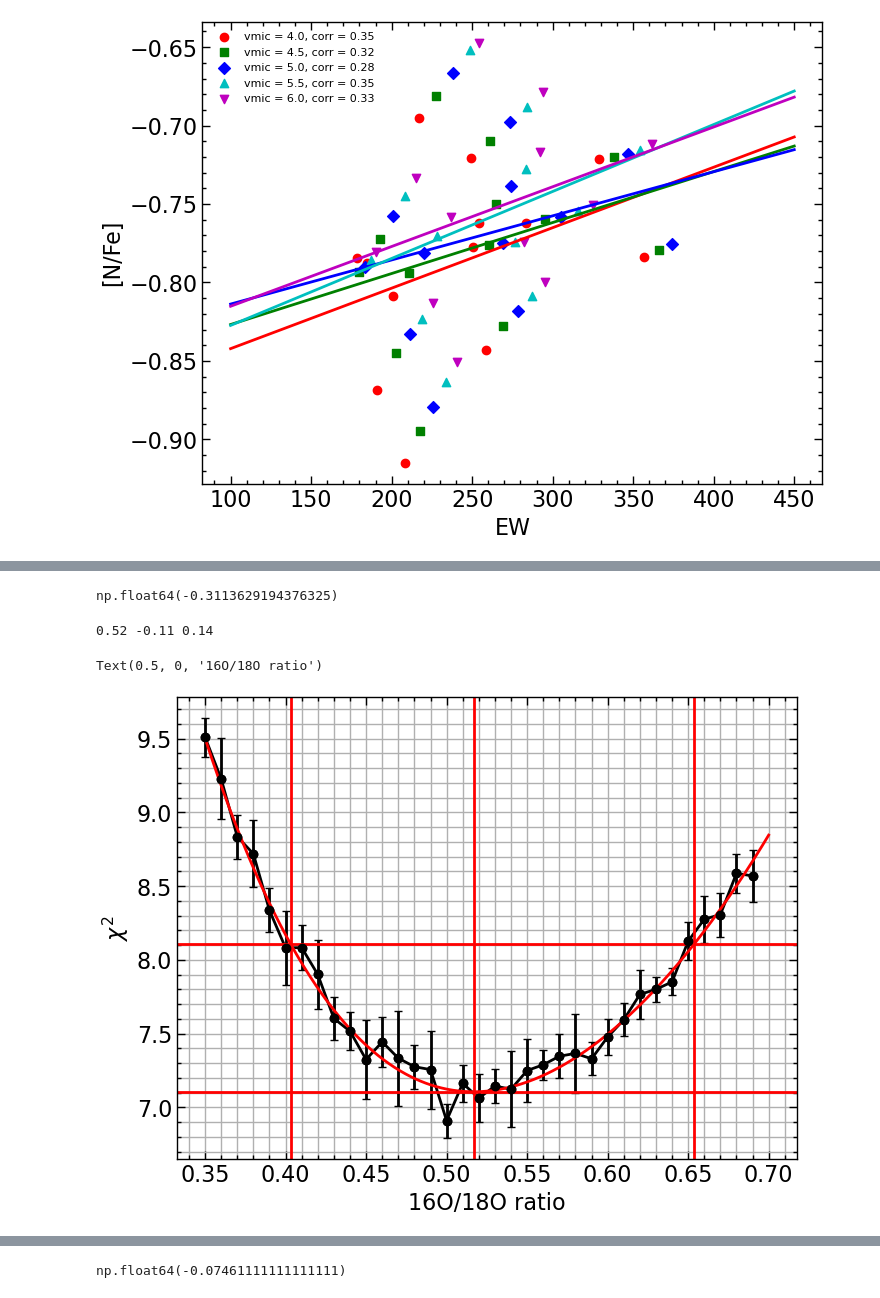
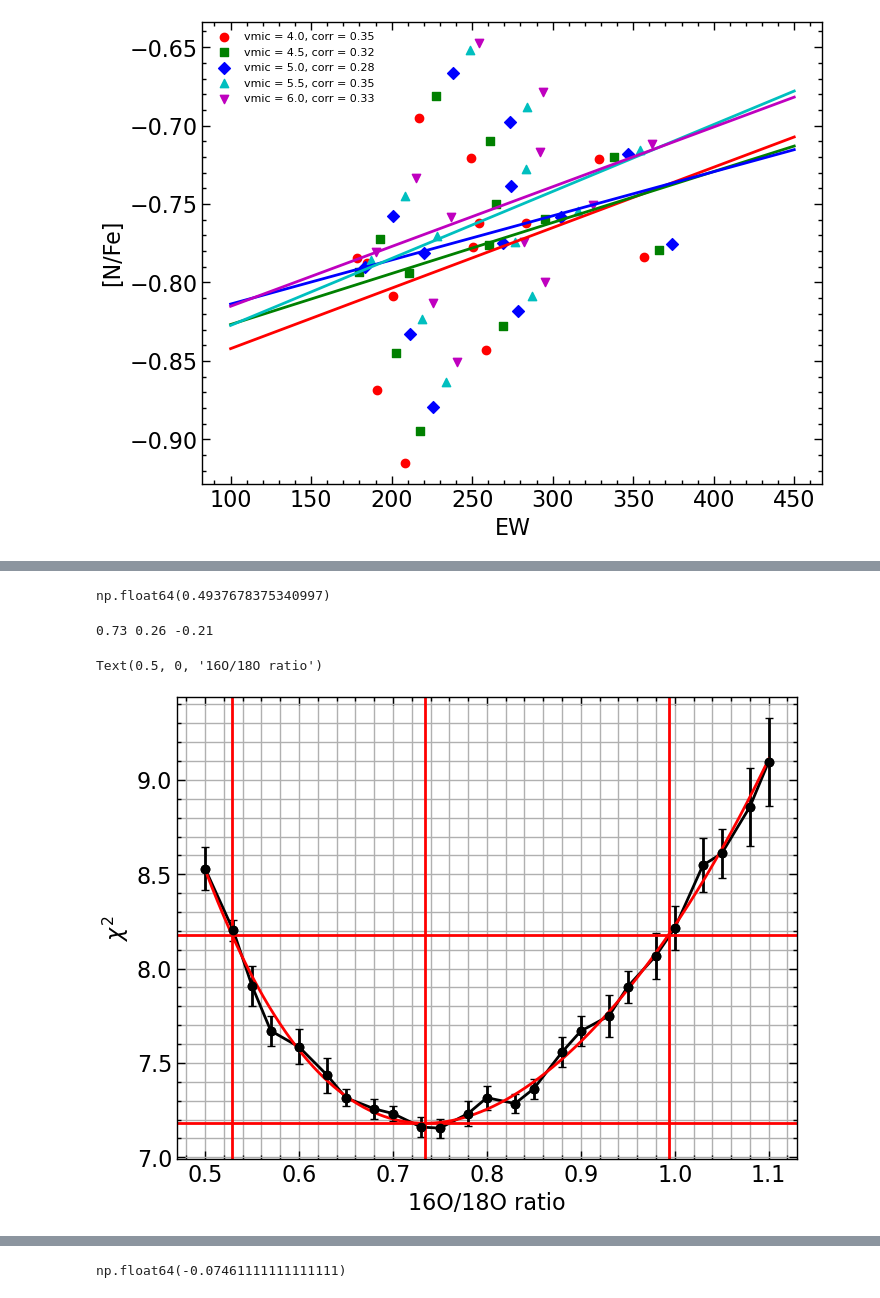
Before and after one commit to advaitmehla/TSFitPy, a Jupyter notebook: plotting_tools/c38.ipynb, the cells around one changed output, grey strips where cells are left out. Drawn from its saved outputs; the diff is of its cells as text; code cells hidden in the pictures.

Commit message:
added new paper plots

```diff
--- a/plotting_tools/c38.ipynb
+++ b/plotting_tools/c38.ipynb
@@ -260,8 +132,8 @@ fitlist2.to_csv('/media/advait/DATA/research/rcb-project/TSFitPy/input_files/hd1
 # %%
-allpath = '/media/advait/DATA/research/rcb-project/TSFitPy/output_files/hd137613/Oct-17-2024-15-56-09_0.9324879596047584_LTE_O_1D/output'
+allpath = '/media/advait/DATA/research/rcb-project/TSFitPy/output_files/c38/Oct-18-2024-23-20-02_0.23644974799451057_LTE_O_1D/output'
 # allpath = "/media/advait/DATA/research/rcb-project/TSFitPy/output_files/hd137613/Oct-17-2024-23-13-22_0.35833114159931434_LTE_O_1D/output"
 df1 = pd.read_csv(allpath, sep='\t')
-# allpath = '/media/advait/DATA/research/rcb-project/TSFitPy/output_files/asas-rcb-21-2/Oct-16-2024-10-19-06_0.7760709184924286_LTE_O_1D/output'
+# allpath = '/media/advait/DATA/research/rcb-project/TSFitPy/output_files/c38/Oct-18-2024-13-33-04_0.8528135827301694_LTE_O_1D/output'
 # df2 = pd.read_csv(allpath, sep='\t')
 # %%
 # df_fine = pd.concat([df1,df2])
@@ -271,7 +143,7 @@ rats = np.unique(df_fine['oisorat'])
 # %%
 np.max(df_fine['Doppler_Shift_add_to_RV'])
 # %% [output]
-np.float64(-0.3113629194376325)
+np.float64(0.4937678375340997)
 # %%
 rats = np.unique(df_fine['oisorat'])
 chis, dchis, oabunds, doabunds = [], [], [], []
@@ -292,36 +164,36 @@ for rat in rats:
 plt.plot(rats, chis, 'ko-')
 plt.errorbar(rats, chis, yerr=dchis, fmt='ko', capsize=3)
 # plt.axhline(np.min(chis), ls='--', color='r')
 # plt.axhline(np.min(chis)+1.0, ls='--', color='r')
 # plt.axvline(3.4)
 plt.grid(which='both')
 
 # fit a 3rd degree polynomial weighted by the errors
 p = np.polyfit(rats, chis, 4, w=1/np.array(dchis))
-x = np.linspace(0.35,0.7,1000)
+x = np.linspace(0.5,1.1,1000)
 y = np.polyval(p, x)
 plt.plot(x, y, 'r')
 plt.axvline(x[np.where(y == np.min(y))], color='r')
 xfit = x[np.where(y == np.min(y))]
 plt.axhline(np.min(y), color='r')
 # find nearest x value to min + 1 y value
 ybound = np.min(y) + 1.0
 diff = np.abs(y-ybound)
 idx = np.where(diff == np.min(diff))
 # find the index of next minimum
 idx2 = np.where(diff == np.partition(diff, 1)[1])
 xbounds = (x[idx]-xfit).round(2), (x[idx2]-xfit).round(2)
 plt.axvline(x[idx], color='r')
 plt.axvline(x[idx2], color='r')
 plt.axhline(ybound, color='r')
 print(xfit[0].round(2), xbounds[0][0], xbounds[1][0])
 plt.ylabel(r'$\chi^2$')
 plt.xlabel("16O/18O ratio")
 # find x values nearest to ybounds
 # %% [output]
-0.52 -0.11 0.14
+0.73 0.26 -0.21
 Text(0.5, 0, '16O/18O ratio')
-[figure, old version]
+[figure, new version]
 # %%
 plt.plot(rats, np.array(oabunds)+8.77, 'ko-')
 plt.errorbar(rats, np.array(oabunds)+8.77, yerr=doabunds, fmt='ko', capsize=3)
```
Also changed, not shown: parts of 32 cells of this notebook, 15 other files.
